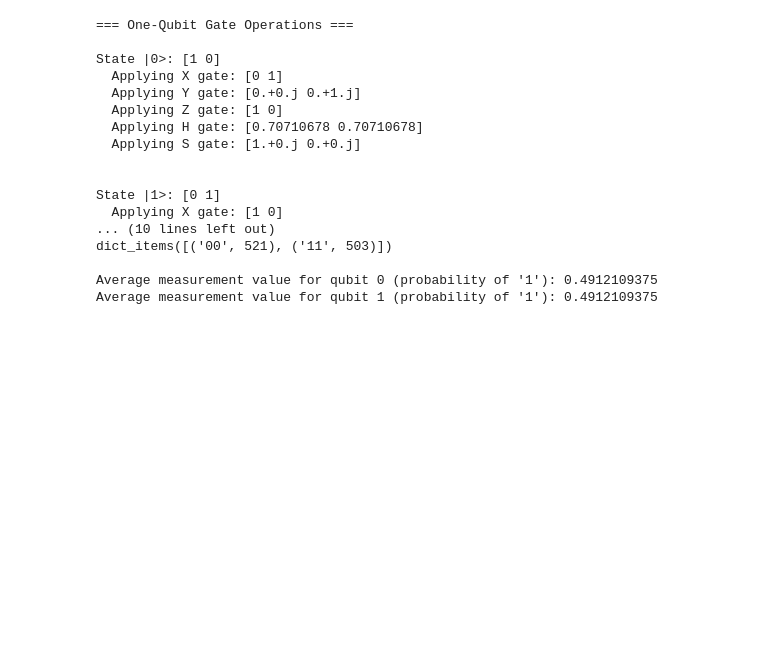
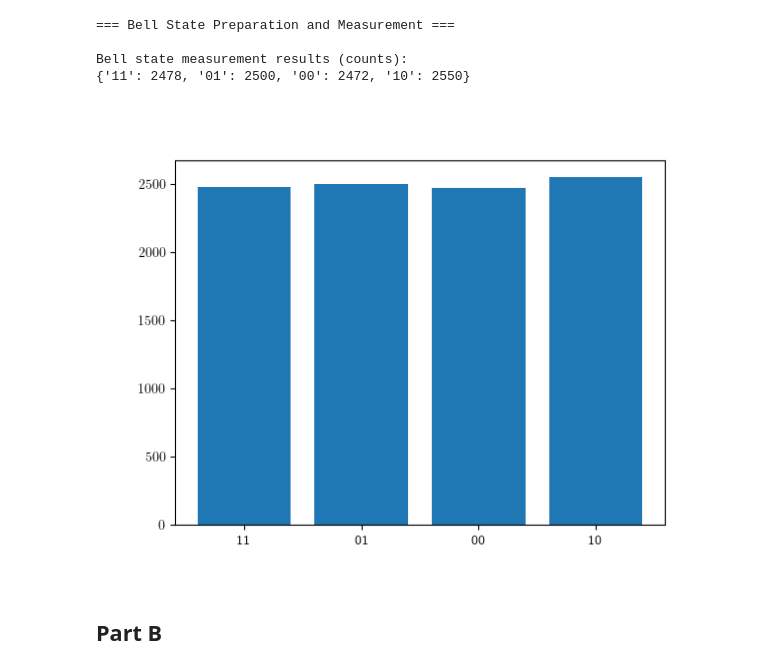
Before and after one commit to elepiersan/FYS5419-Piersanti, a Jupyter notebook: Project1/Project1.ipynb, the cells around one changed output. Drawn from its saved outputs; the diff is of its cells as text; code cells hidden in the pictures; blank space fills up the shorter version.

```diff
--- a/Project1/Project1.ipynb
+++ b/Project1/Project1.ipynb
@@ -1,92 +196,39 @@
 # %%
-import numpy as np
-from qiskit_aer import Aer
-from qiskit import QuantumCircuit
-
-def apply_one_qubit_gates():
-    # Define basis states |0> and |1>
-    state0 = np.array([1, 0])
-    state1 = np.array([0, 1])
-
-    # Define Pauli matrices, Hadamard (H) and Phase gate (S)
-    X = np.array([[0, 1],
-                  [1, 0]])
-    Y = np.array([[0, -1j],
-                  [1j, 0]])
-    Z = np.array([[1, 0],
-                  [0, -1]])
-    H = (1/np.sqrt(2)) * np.array([[1,  1],
-                                   [1, -1]])
-    S = np.array([[1, 0],
-                  [0, 1j]])
-
-    basis_states = {'|0>': state0, '|1>': state1}
-    gates = {'X': X, 'Y': Y, 'Z': Z, 'H': H, 'S': S}
-
-    # Apply each gate to each basis state and print the result
-    for label, state in basis_states.items():
-        print(f"State {label}: {state}")
-        for gate_name, gate in gates.items():
-            result = np.dot(gate, state)
-            print(f"  Applying {gate_name} gate: {result}")
-        print("\n")
-
 def simulate_bell_state(shots=1024):
     # Create a quantum circuit with 2 qubits and 2 classical bits
     qc = QuantumCircuit(2, 2)
 
     # Prepare Bell state |Φ+> = (|00> + |11>)/sqrt(2)
     qc.h(0)     # Apply Hadamard on qubit 0
     qc.cx(0, 1) # Apply CNOT with qubit 0 as control and qubit 1 as target
 
+    # Apply Hadamard and
+    qc.h(0)
+    qc.cx(0,1)
     # Measure both qubits
     qc.measure(0, 0)  # Measure qubit 0 into classical bit 0
     qc.measure(1, 1)  # Measure qubit 1 into classical bit 1
 
     # Execute the circuit on the qasm simulator
     simulator = Aer.get_backend('qasm_simulator')
     result = simulator.run(qc, backend=simulator, shots=shots).result()
     counts = result.get_counts(qc)
 
+    plt.figure()
     print("Bell state measurement results (counts):")
     print(counts)
-    print(counts.items())
+    plt.bar(counts.keys(), counts.values())
     # Compute average (expectation value) for each qubit:
     # For each outcome (e.g., '01'), outcome[0] is qubit 0 and outcome[1] is qubit 1.
-    avg_q0 = 0
-    avg_q1 = 0
-    for outcome, count in counts.items():
-        bit0 = int(outcome[0])  # first character: measurement for qubit 0
-        bit1 = int(outcome[1])  # second character: measurement for qubit 1
-        avg_q0 += bit0 * count
-        avg_q1 += bit1 * count
-    avg_q0 = avg_q0 / shots
-    avg_q1 = avg_q1 / shots
 
-    print(f"\nAverage measurement value for qubit 0 (probability of '1'): {avg_q0}")
-    print(f"Average measurement value for qubit 1 (probability of '1'): {avg_q1}")
 
-if __name__ == '__main__':
-    print("=== One-Qubit Gate Operations ===\n")
-    apply_one_qubit_gates()
-
-    print("=== Bell State Preparation and Measurement ===\n")
-    simulate_bell_state(shots=1024)
+print("=== Bell State Preparation and Measurement ===\n")
+simulate_bell_state(shots=10000)
 # %% [output]
-=== One-Qubit Gate Operations ===
+=== Bell State Preparation and Measurement ===
 
-State |0>: [1 0]
-  Applying X gate: [0 1]
-  Applying Y gate: [0.+0.j 0.+1.j]
-  Applying Z gate: [1 0]
-  Applying H gate: [0.70710678 0.70710678]
-  Applying S gate: [1.+0.j 0.+0.j]
-
-
-State |1>: [0 1]
-  Applying X gate: [1 0]
-... (10 lines left out)
-dict_items([('00', 521), ('11', 503)])
-
-Average measurement value for qubit 0 (probability of '1'): 0.4912109375
-Average measurement value for qubit 1 (probability of '1'): 0.4912109375
+Bell state measurement results (counts):
+{'11': 2478, '01': 2500, '00': 2472, '10': 2550}
+[figure, added]
+# %% [markdown]
+## Part B
```
Also changed, not shown: parts of 51 cells of this notebook, 1 other file.
